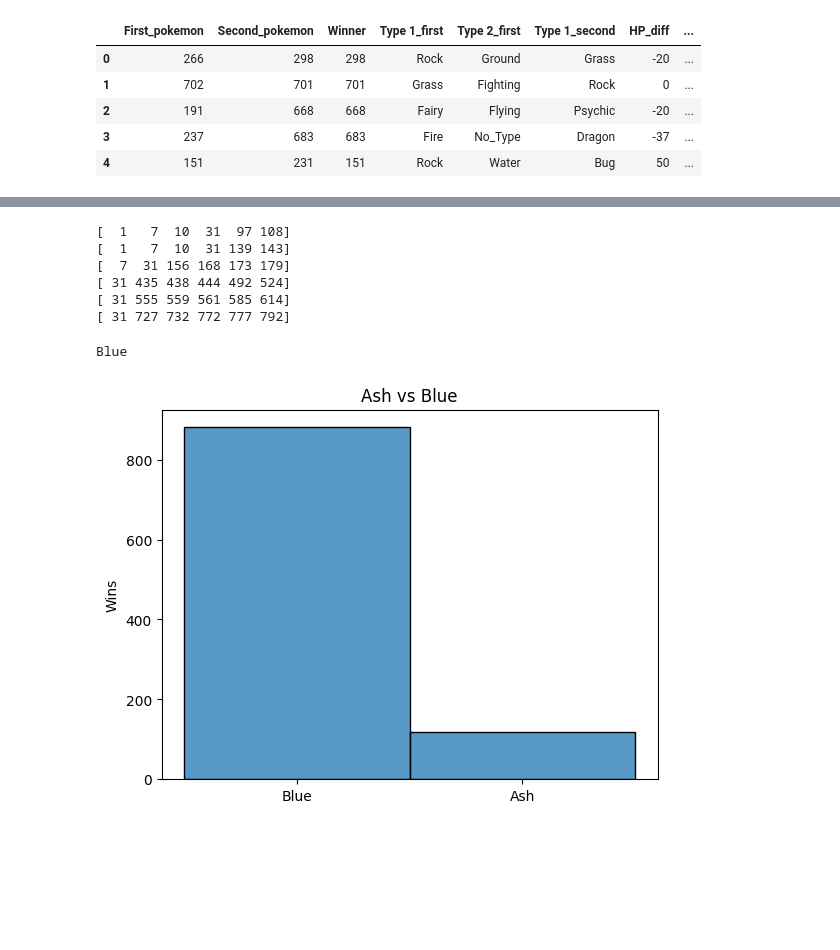
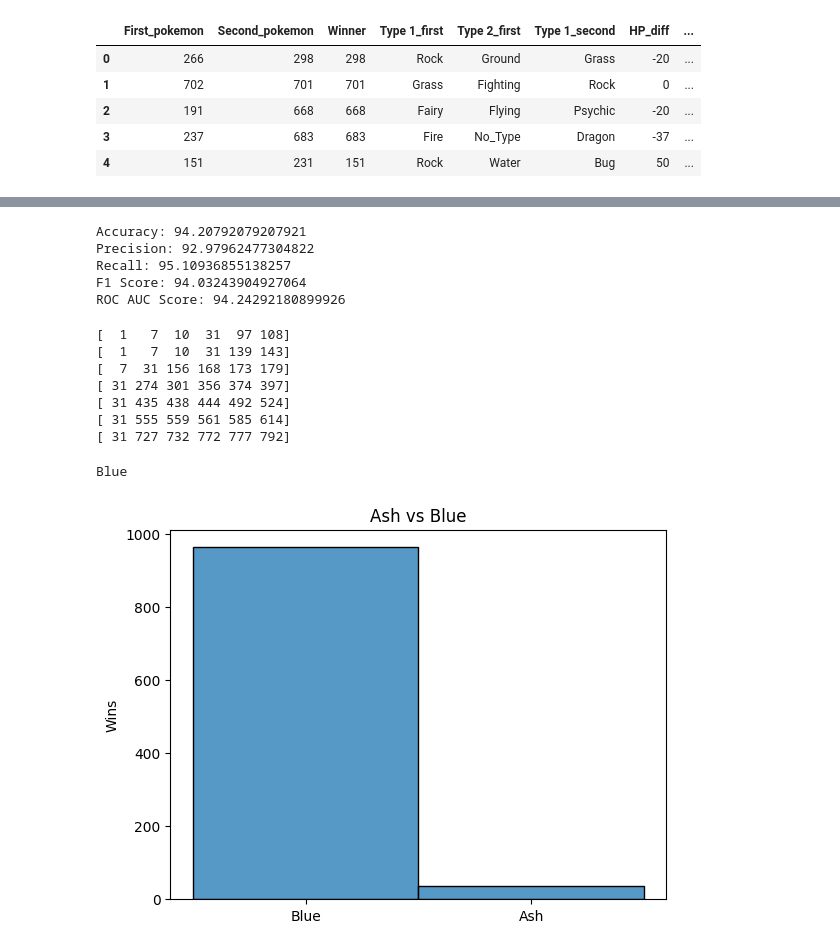
Before and after one commit to feliperfdev/AI-ML-Studies, a Jupyter notebook: day_04/EDA_pokemon_stats.ipynb, the cells around one changed output, grey strips where cells are left out. Saved outputs shown, nothing was run; the diff lists cells and outputs as text; code cells hidden in the pictures; blank space fills up the shorter version.

Commit message:
EDA Pokémon day 04

```diff
--- a/day_04/EDA_pokemon_stats.ipynb
+++ b/day_04/EDA_pokemon_stats.ipynb
@@ -256,7 +244,22 @@ ROC AUC Score: 95.01649044261654
+# %%
+accuracy, precision, recall, f1, roc_auc, scaler, model = trainModel()
+
+print(f'Accuracy: {accuracy * 100}')
+print(f'Precision: {precision * 100}')
+print(f'Recall: {recall * 100}')
+print(f'F1 Score: {f1 * 100}')
+print(f'ROC AUC Score: {roc_auc * 100}')
+# %% [output]
+Accuracy: 94.20792079207921
+Precision: 92.97962477304822
+Recall: 95.10936855138257
+F1 Score: 94.03243904927064
+ROC AUC Score: 94.24292180899926
 # %%
 print(ash_kanto.id.values)
 print(ash_orange.id.values)
 print(ash_johto.id.values)
+print(ash_hoenn.id.values)
 print(ash_sinnoh.id.values)
 print(ash_unova.id.values)
 print(ash_kalos.id.values)
@@ -264,18 +267,22 @@ print(ash_kalos.id.values)
 [  1   7  10  31  97 108]
 [  1   7  10  31 139 143]
 [  7  31 156 168 173 179]
+[ 31 274 301 356 374 397]
 [ 31 435 438 444 492 524]
 [ 31 555 559 561 585 614]
 [ 31 727 732 772 777 792]
 # %%
-def randomizeTeams(ash_team, champ_team, champion_name:str=str()) -> list:
+def randomizeTeams(ash_team: np.ndarray, opponent_team: np.ndarray, opponent_name:str=str()) -> list:
+
+    ## Shuffling trainer Pokémon party to randomize all battle possibilities
     rnd.shuffle(ash_team)
-    rnd.shuffle(champ_team)
-    battle = pd.DataFrame({'Ash Team': ash_team, 'Champion Team': champ_team})
+    rnd.shuffle(opponent_team)
+
+    battle = pd.DataFrame({'Ash Team': ash_team, 'Opponent Team': opponent_team})
 
     battle = battle.merge(df, how='left', left_on='Ash Team', right_on='id', suffixes=('', '_first'))
 
-    battle = battle.merge(df, left_on='Champion Team', right_on='id', how='left', suffixes=('_first', '_second'))
+    battle = battle.merge(df, left_on='Opponent Team', right_on='id', how='left', suffixes=('_first', '_second'))
 
     for feature in ['Total Stats', 'Avg. Stats', 'HP', 'Attack', 'Defense', 'Sp. Atk', 'Sp. Def', 'Speed']:
         battle[f'{feature}_diff'] = battle[f'{feature}_first'] - battle[f'{feature}_second']
@@ -287,39 +294,47 @@ def randomizeTeams(ash_team, champ_team, champion_name:str=str()) -> list:
 
     battle['Prediction'] = model.predict(X_test_final)
 
-    battle['Winning_Pokemon'] = battle.apply(lambda row: row['Ash Team'] if row['Prediction'] == 1 else row['Champion Team'], axis=1)
+    battle['Winning_Pokemon'] = battle.apply(lambda row: row['Ash Team'] if row['Prediction'] == 1 else row['Opponent Team'], axis=1)
 
     set_ash = set(battle['Ash Team'].values)
-    set_champ = set(battle['Champion Team'].values)
+    set_opponent = set(battle['Opponent Team'].values)
     set_winning = set(battle['Winning_Pokemon'].values)
 
 
-    winner = ''
+    winner = 'Ash' if len(set_ash.intersection(set_winning)) > len(set_opponent.intersection(set_winning)) else opponent_name
 
-    if len(set_ash.intersection(set_winning)) > len(set_champ.intersection(set_winning)):
-        winner = 'Ash'
-    else:
-        winner = champion_name
-
-    return [battle[['Ash Team', 'Champion Team', 'Winning_Pokemon']], winner]
+    return [battle[['Ash Team', 'Opponent Team', 'Winning_Pokemon']], winner]
 # %%
-df_res, winner = randomizeTeams(ash_team=ash_kanto.id.values, champ_team=[18, 65, 112, 103, 130, 6], champion_name='Blue')
+df_res, winner = randomizeTeams(
+    ash_team=ash_kanto.id.values,
+    opponent_team=[18, 65, 112, 103, 130, 6],
+    opponent_name='Blue',
+    )
 print(winner)
 # %% [output]
 Blue
 # %%
-def checkWinners(ash_team, champ_team, times=1000, title:str=str(), champion_name:str=str()):
+def trainersBattle(ash_team,
+                   opponent_team,
+                   times=1000,
+                   title:str=str(),
+                   opponent_name:str=str()
+                   ):
     winners = []
 
     for _ in range(0, times):
-        _, winner = randomizeTeams(ash_team=ash_team, champ_team=champ_team, champion_name=champion_name)
+        _, winner = randomizeTeams(ash_team=ash_team, opponent_team=opponent_team, opponent_name=opponent_name)
         winners.append(winner)
 
     plt.title(title)
     plt.ylabel('Wins')
     sn.histplot(data=winners)
 # %%
-checkWinners(ash_team=ash_kanto.id.values, champ_team=[18, 65, 112, 103, 130, 6], title='Ash vs Blue', champion_name='Blue')
+trainersBattle(
+    ash_team=ash_kanto.id.values,
+    opponent_team=[18, 65, 112, 103, 130, 6],
+    title='Ash vs Blue',
+    opponent_name='Blue')
 # %% [output]
-[figure, old version]
+[figure, new version]
 # %%
```
Also changed, not shown: parts of 12 cells of this notebook, 2 other files.
